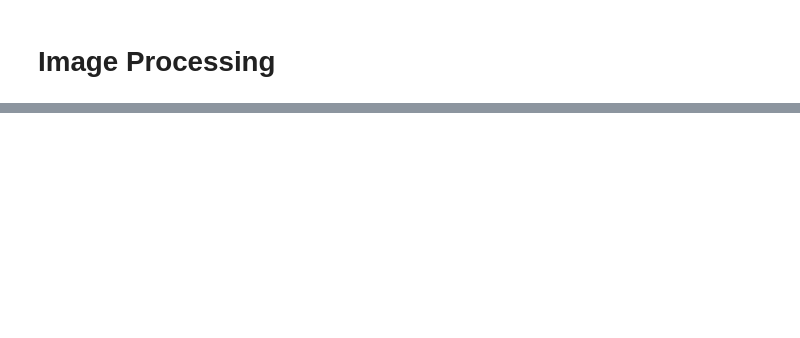
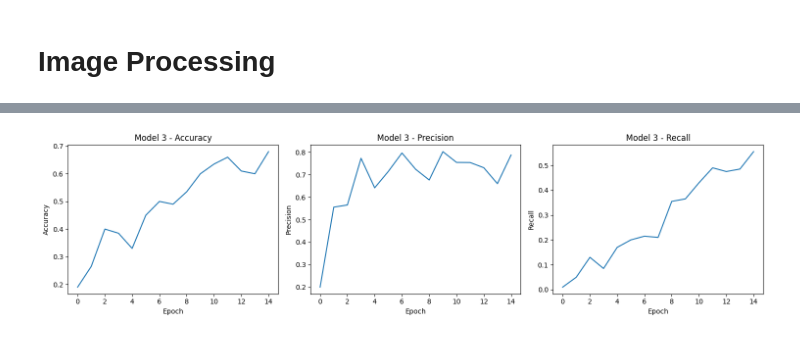
Before and after one commit to samiksha12/BackyardWatch, a Jupyter notebook: BackyardWatchAITask1.ipynb, the cells around one changed output, grey strips where cells are left out. Cells and saved outputs as stored; diff of their text form; code cells hidden in the pictures; blank space fills up the shorter version.

```diff
--- a/BackyardWatchAITask1.ipynb
+++ b/BackyardWatchAITask1.ipynb
@@ -614,0 +626,15 @@ test_ds = make_dataset(testing_df)
+# %%
+overfit_model3.compile(
+    optimizer='adam',
+    loss='categorical_crossentropy',
+    metrics=[
+        'accuracy',
+        Precision(name='precision'),
+        Recall(name='recall')
+    ]
+)
+
+history3 = overfit_model3.fit(
+    train_generator,
+    epochs=15
+)
@@ -614,0 +659,25 @@ test_ds = make_dataset(testing_df)
+# %%
+plt.figure(figsize=(15, 4))
+
+plt.subplot(1, 3, 1)
+plt.plot(history3.history['accuracy'])
+plt.ylabel('Accuracy')
+plt.xlabel('Epoch')
+plt.title('Model 3 - Accuracy')
+
+plt.subplot(1, 3, 2)
+plt.plot(history3.history['precision'])
+plt.ylabel('Precision')
+plt.xlabel('Epoch')
+plt.title('Model 3 - Precision')
+
+plt.subplot(1, 3, 3)
+plt.plot(history3.history['recall'])
+plt.ylabel('Recall')
+plt.xlabel('Epoch')
+plt.title('Model 3 - Recall')
+
+plt.tight_layout()
+plt.show()
+# %% [output]
+[figure, added]
```
Also changed, not shown: parts of 111 cells of this notebook.
